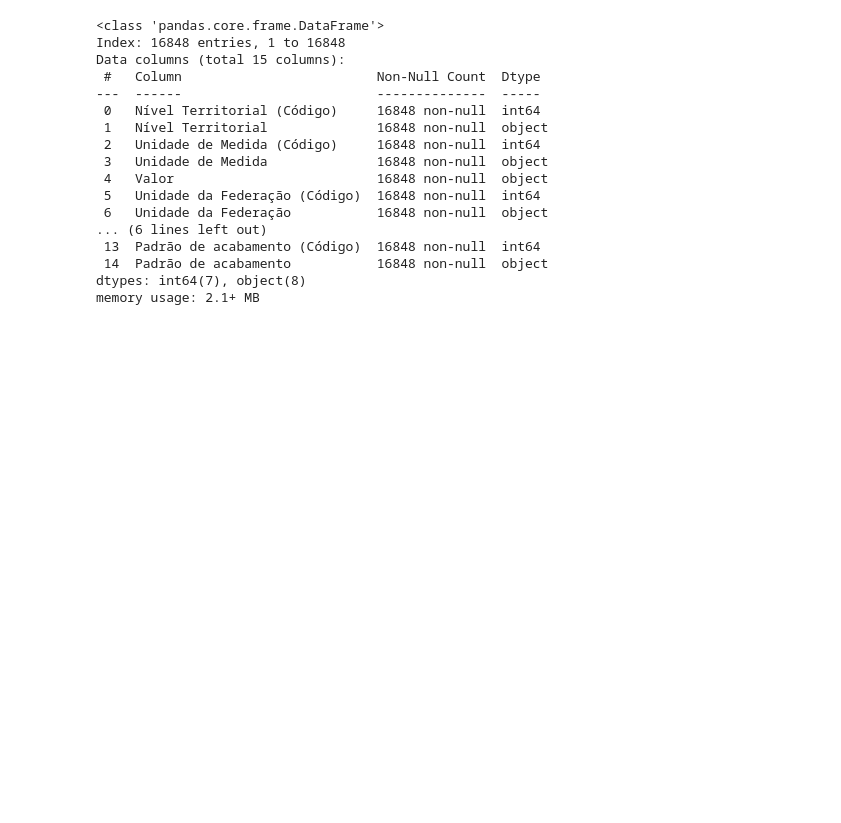
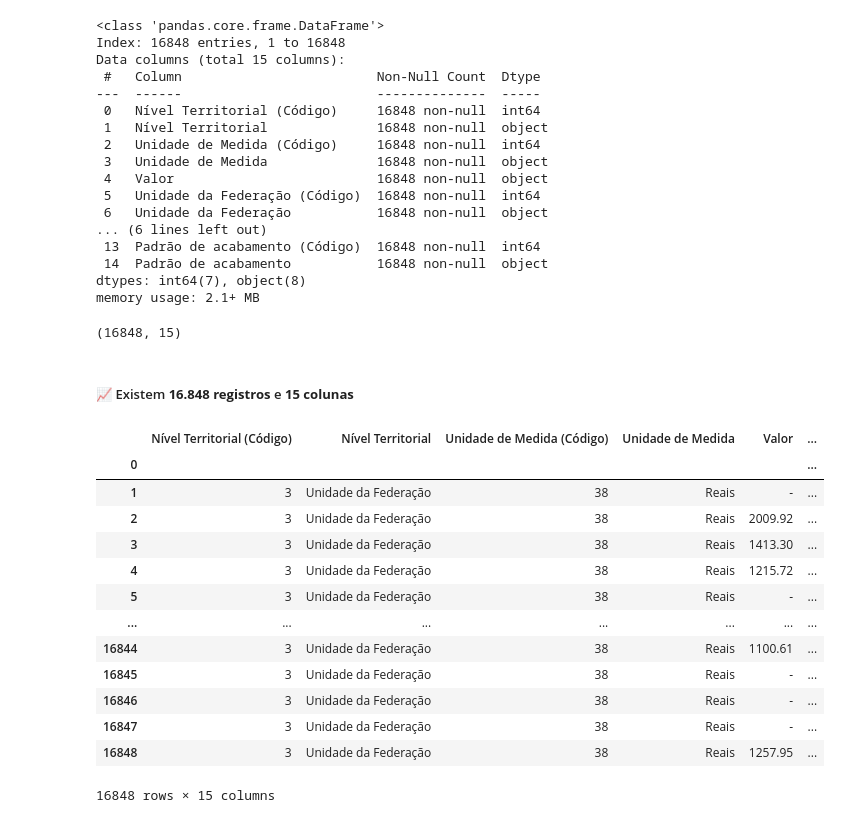
Before and after one commit to Imbob-Plataform/Sinapi-analysis, a Jupyter notebook: notebooks/01-tratamento_dados.ipynb, the cells around one changed output. Cells and saved outputs as stored; diff of their text form; code cells hidden in the pictures; blank space fills up the shorter version.

```diff
--- a/notebooks/01-tratamento_dados.ipynb
+++ b/notebooks/01-tratamento_dados.ipynb
@@ -6,7 +6,11 @@ import matplotlib.pyplot as plt
 import seaborn as sns
 
 dataframe = pd.read_csv(r'../data/raw/sinapi.csv', header=1, index_col='0')
+pd.options.display.max_columns = 14
+pd.options.display.max_rows = 20
+pd.options.display.max_colwidth = 80
 dataframe.info()
+df = dataframe.copy()
 # %% [output]
 <class 'pandas.core.frame.DataFrame'>
 Index: 16848 entries, 1 to 16848
@@ -25,3 +29,26 @@ Data columns (total 15 columns):
  14  Padrão de acabamento           16848 non-null  object
 dtypes: int64(7), object(8)
 memory usage: 2.1+ MB
+# %%
+df.shape
+# %% [output]
+(16848, 15)
+# %% [markdown]
+##### 📈 Existem **16.848 registros** e **15 colunas**
+# %%
+df
+# %% [output]
+|  | Nível Territorial (Código) | Nível Territorial | Unidade de Medida (Código) | Unidade de Medida | Valor | ... |
+| 0 |  |  |  |  |  | ... |
+| 1 | 3 | Unidade da Federação | 38 | Reais | - | ... |
+| 2 | 3 | Unidade da Federação | 38 | Reais | 2009.92 | ... |
+| 3 | 3 | Unidade da Federação | 38 | Reais | 1413.30 | ... |
+| 4 | 3 | Unidade da Federação | 38 | Reais | 1215.72 | ... |
+| 5 | 3 | Unidade da Federação | 38 | Reais | - | ... |
+| ... | ... | ... | ... | ... | ... | ... |
+| 16844 | 3 | Unidade da Federação | 38 | Reais | 1100.61 | ... |
+| 16845 | 3 | Unidade da Federação | 38 | Reais | - | ... |
+| 16846 | 3 | Unidade da Federação | 38 | Reais | - | ... |
+| 16847 | 3 | Unidade da Federação | 38 | Reais | - | ... |
+| 16848 | 3 | Unidade da Federação | 38 | Reais | 1257.95 | ... |
+16848 rows × 15 columns
```
